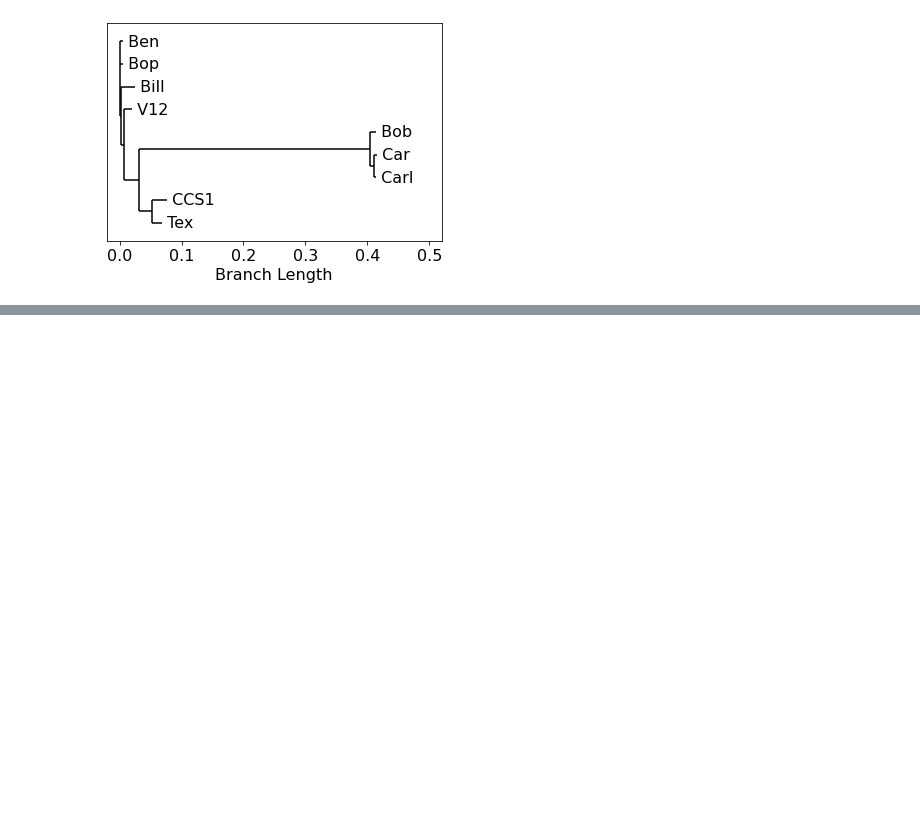
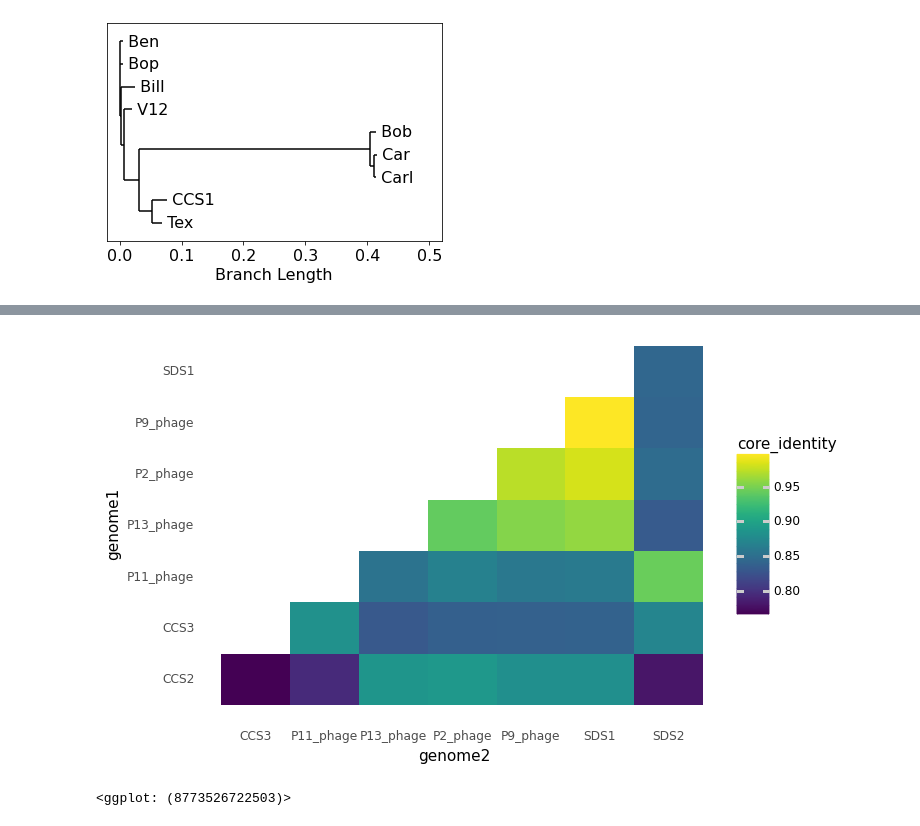
Before and after one commit to swandro/phage_cocktails, a Jupyter notebook: comarative_genomics/comp_genomics.ipynb, the cells around one changed output, grey strips where cells are left out. Saved outputs shown, nothing was run; the diff lists cells and outputs as text; code cells hidden in the pictures; blank space fills up the shorter version.

```diff
--- a/comarative_genomics/comp_genomics.ipynb
+++ b/comarative_genomics/comp_genomics.ipynb
@@ -148,18 +147,3 @@ p
 # %% [output]
 [figure]
 <ggplot: (8767745918715)>
-# %%
-dat = pd.DataFrame([["Core Genome",66],["Accessory Genome",321]], index=[1,2], columns = ["lab","ct"])
-pn.options.figure_size = (4,1.5)
-
-p = (pn.ggplot(data = dat)  +
-    pn.geom_bar( pn.aes(x="lab", y="ct"), stat="identity", fill="grey", color="black", size=1, width=.8) +
-     pn.theme_classic() +
-     pn.labs(y="No. Genes", x='') +
-     pn.coord_flip() +
-     pn.theme(text = pn.element_text(color="black"),
-             panel_grid_major_x = pn.element_line(color="lightgrey", alpha=.5),
-             axis_title = pn.element_text(size=14),
-             axis_text = pn.element_text(size=12),)
-    )
-p
@@ -526,0 +380,18 @@ ax.set_yticks([])
+# %%
+plot_dat = sipho_identity_df.query('genome1 != "CCS4" and genome2 != "CCS4"').copy()
+plot_dat["genome1"] = pd.Categorical(plot_dat.genome1, categories = sipho_phages)
+plot_dat["genome2"] = pd.Categorical(plot_dat.genome2, categories = sipho_phages)
+
+
+p = (pn.ggplot(data = plot_dat) +
+    pn.geom_tile(pn.aes(x="genome1", y="genome2", fill="core_identity")) +
+     pn.theme_minimal() +
+     pn.coord_flip() +
+     pn.theme(
+     panel_grid = pn.element_blank()
+     )
+    )
+p
+# %% [output]
+[figure, added]
+<ggplot: (8773526722503)>
```
Also changed, not shown: parts of 56 cells of this notebook.
